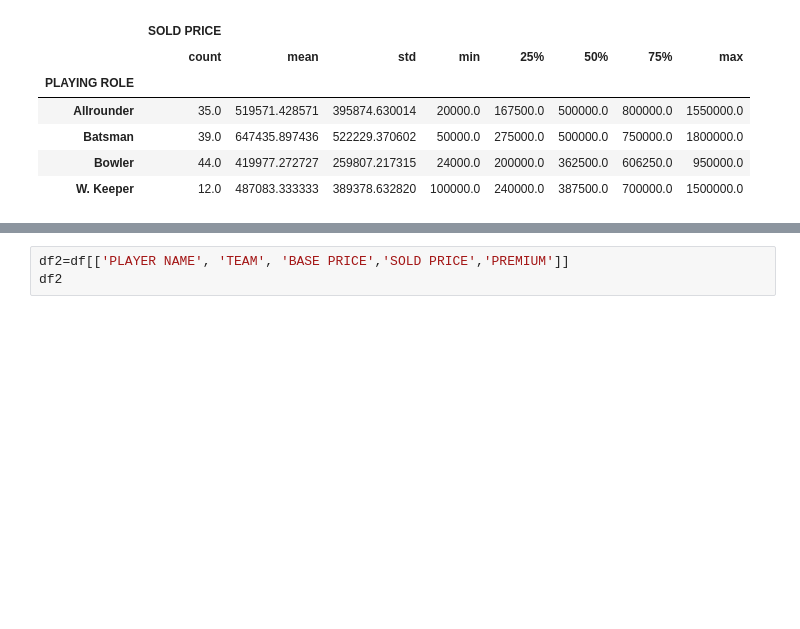
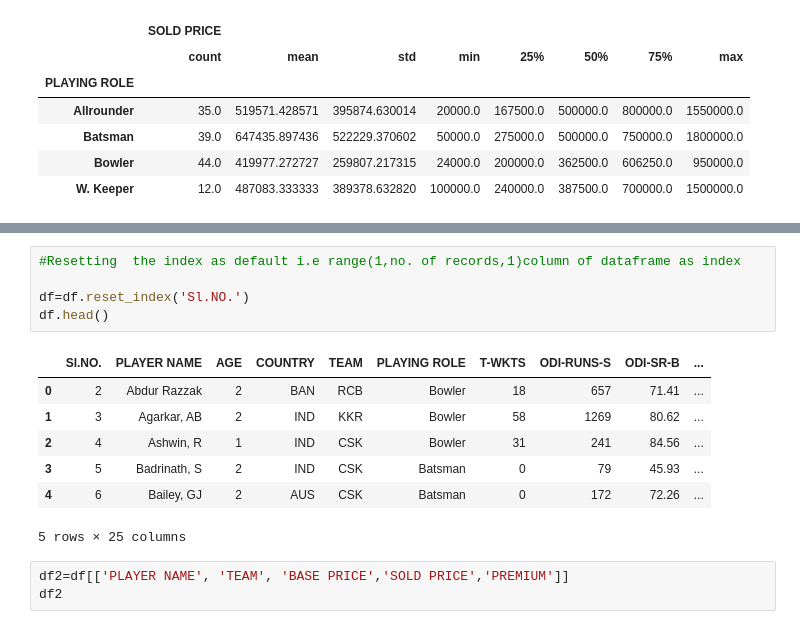
Before and after one commit to Sunny1729-prog/Data-Science-and-Machine-Learning, a Jupyter notebook: $_Class_5_6(DS_&_ML).ipynb, the cells around one changed output, grey strips where cells are left out. Drawn from its saved outputs; the diff is of its cells as text; blank space fills up the shorter version.

```diff
--- a/$_Class_5_6(DS_&_ML).ipynb
+++ b/$_Class_5_6(DS_&_ML).ipynb
@@ -371,3 +371,16 @@ df.head()
+# %%
+#Resetting  the index as default i.e range(1,no. of records,1)column of dataframe as index
+
+df=df.reset_index('Sl.NO.')
+df.head()
+# %% [output]
+|  | Sl.NO. | PLAYER NAME | AGE | COUNTRY | TEAM | PLAYING ROLE | T-WKTS | ODI-RUNS-S | ODI-SR-B | ... |
+| 0 | 2 | Abdur Razzak | 2 | BAN | RCB | Bowler | 18 | 657 | 71.41 | ... |
+| 1 | 3 | Agarkar, AB | 2 | IND | KKR | Bowler | 58 | 1269 | 80.62 | ... |
+| 2 | 4 | Ashwin, R | 1 | IND | CSK | Bowler | 31 | 241 | 84.56 | ... |
+| 3 | 5 | Badrinath, S | 2 | IND | CSK | Batsman | 0 | 79 | 45.93 | ... |
+| 4 | 6 | Bailey, GJ | 2 | AUS | CSK | Batsman | 0 | 172 | 72.26 | ... |
+5 rows × 25 columns
 # %%
 df2=df[['PLAYER NAME', 'TEAM', 'BASE PRICE','SOLD PRICE','PREMIUM']]
 df2
```
Also changed, not shown: parts of 19 cells of this notebook.
